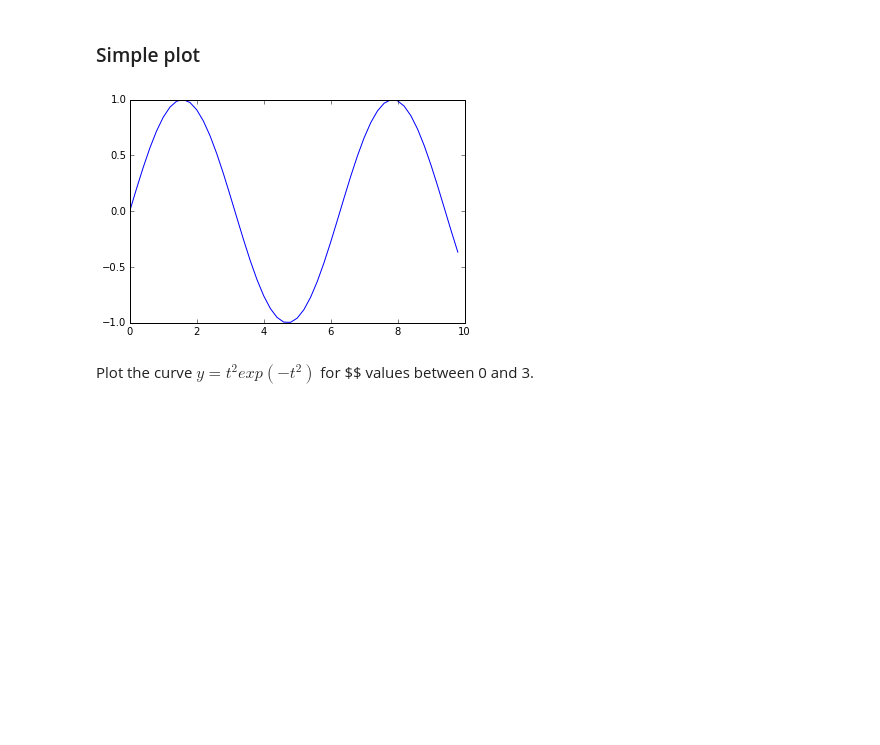
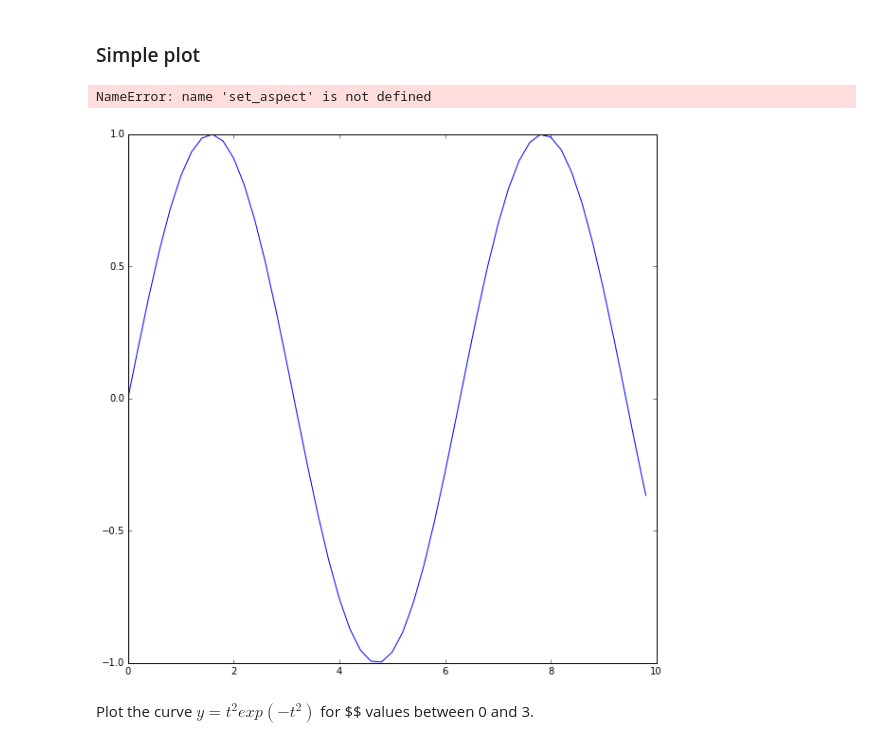
Before and after one commit to pcchen/thinkpython_ipynb, a Jupyter notebook: Matplotlib.ipynb, the cells around one changed output. Saved outputs shown, nothing was run; the diff lists cells and outputs as text; code cells hidden in the pictures; blank space fills up the shorter version.

```diff
--- a/Matplotlib.ipynb
+++ b/Matplotlib.ipynb
@@ -17,10 +19,14 @@ Populating the interactive namespace from numpy and matplotlib
 # %%
 x = arange(0, 10, 0.2)
 y = sin(x)
+figure(figsize(10,10))
 plot(x,y)
+set_aspect()
+savefig("test1.png")
 show()
 # %% [output]
+NameError: name 'set_aspect' is not defined
-[figure, old version]
+[figure, new version]
 # %% [markdown]
 Plot the curve $y = t^2 exp(−t^2)$ for $$ values between 0 and 3.
 # %%
```
Also changed, not shown: parts of 18 cells of this notebook, 2 other files.
